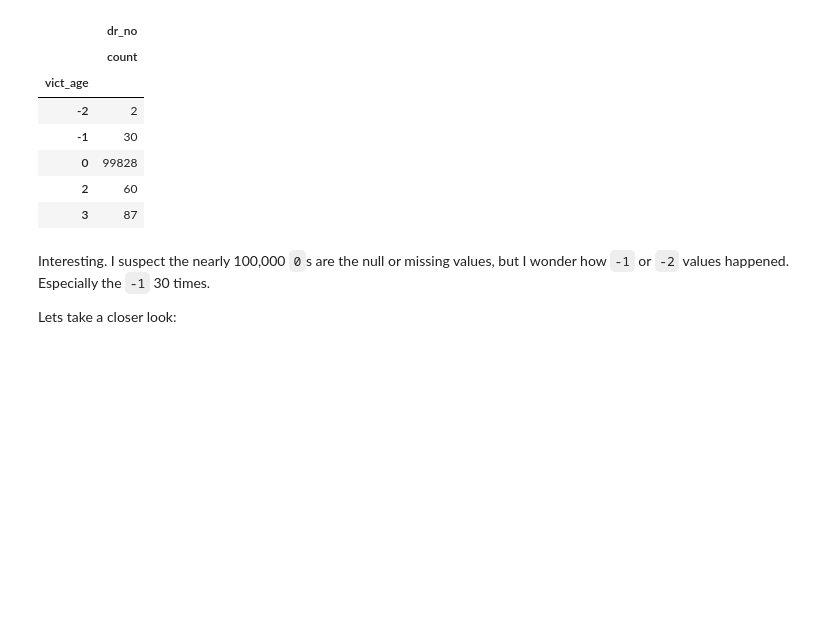
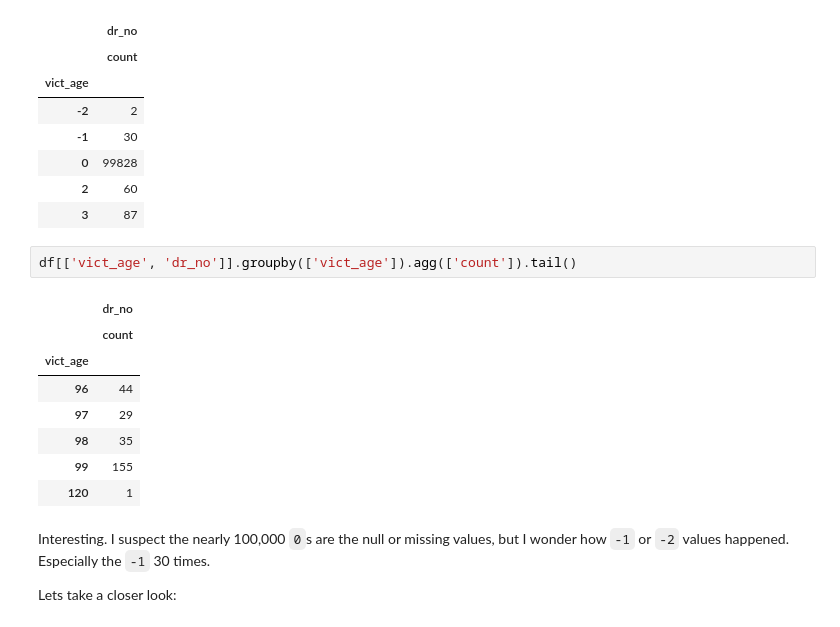
Before and after one commit to jdormaar/Boardgame_Preferences_Predictive_Analysis, a Jupyter notebook: Competitions/Analyzing Crime in LA/Workbook/notebook.ipynb, the cells around one changed output. Drawn from its saved outputs; the diff is of its cells as text; blank space fills up the shorter version.

```diff
--- a/Competitions/Analyzing Crime in LA/Workbook/notebook.ipynb
+++ b/Competitions/Analyzing Crime in LA/Workbook/notebook.ipynb
@@ -648,6 +631,17 @@ df[['vict_age', 'dr_no']].groupby(['vict_age']).agg(['count']).head()
 | 0 | 99828 |
 | 2 | 60 |
 | 3 | 87 |
+# %%
+df[['vict_age', 'dr_no']].groupby(['vict_age']).agg(['count']).tail()
+# %% [output]
+|  | dr_no |
+|  | count |
+| vict_age |  |
+| 96 | 44 |
+| 97 | 29 |
+| 98 | 35 |
+| 99 | 155 |
+| 120 | 1 |
 # %% [markdown]
 Interesting.  I suspect the nearly 100,000 `0`s are the null or missing values, but I wonder how `-1` or `-2` values happened.  Especially the `-1` 30 times.
 
```
Also changed, not shown: parts of 11 cells of this notebook, 1 other file.
